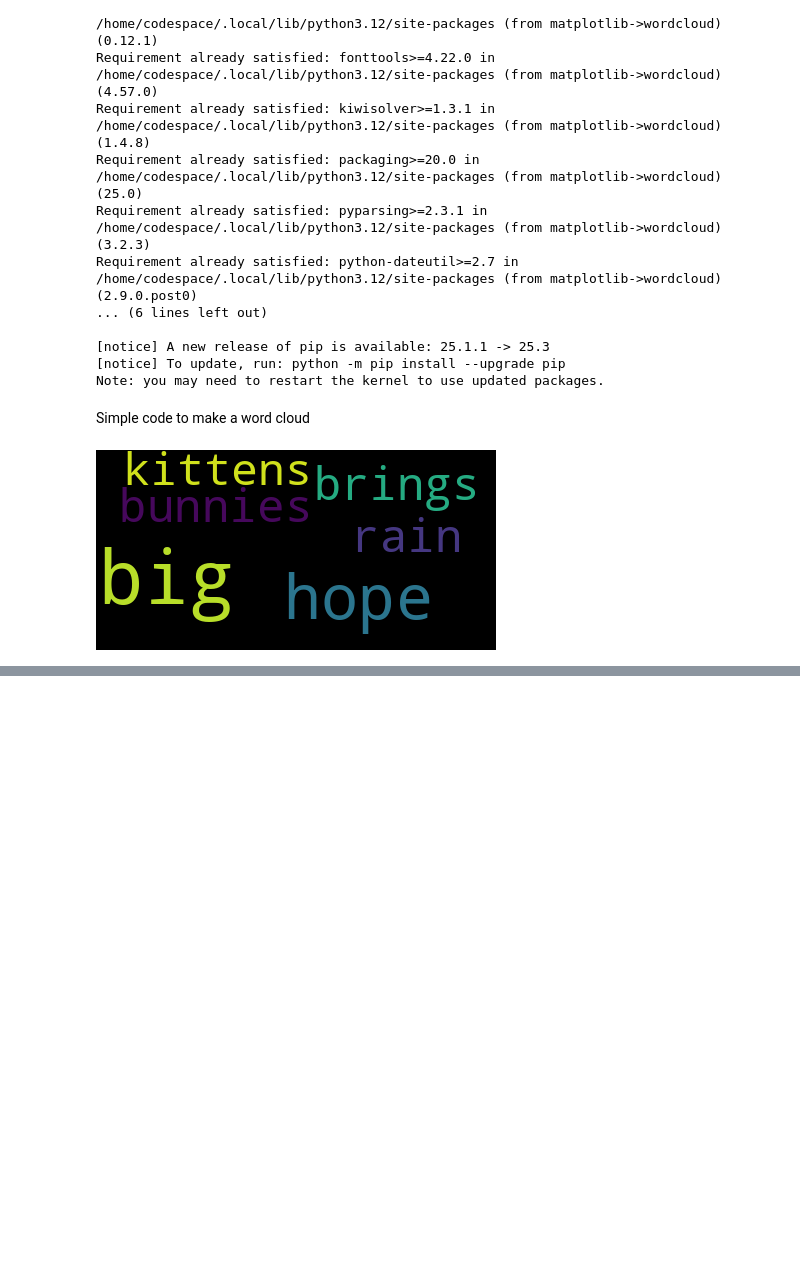
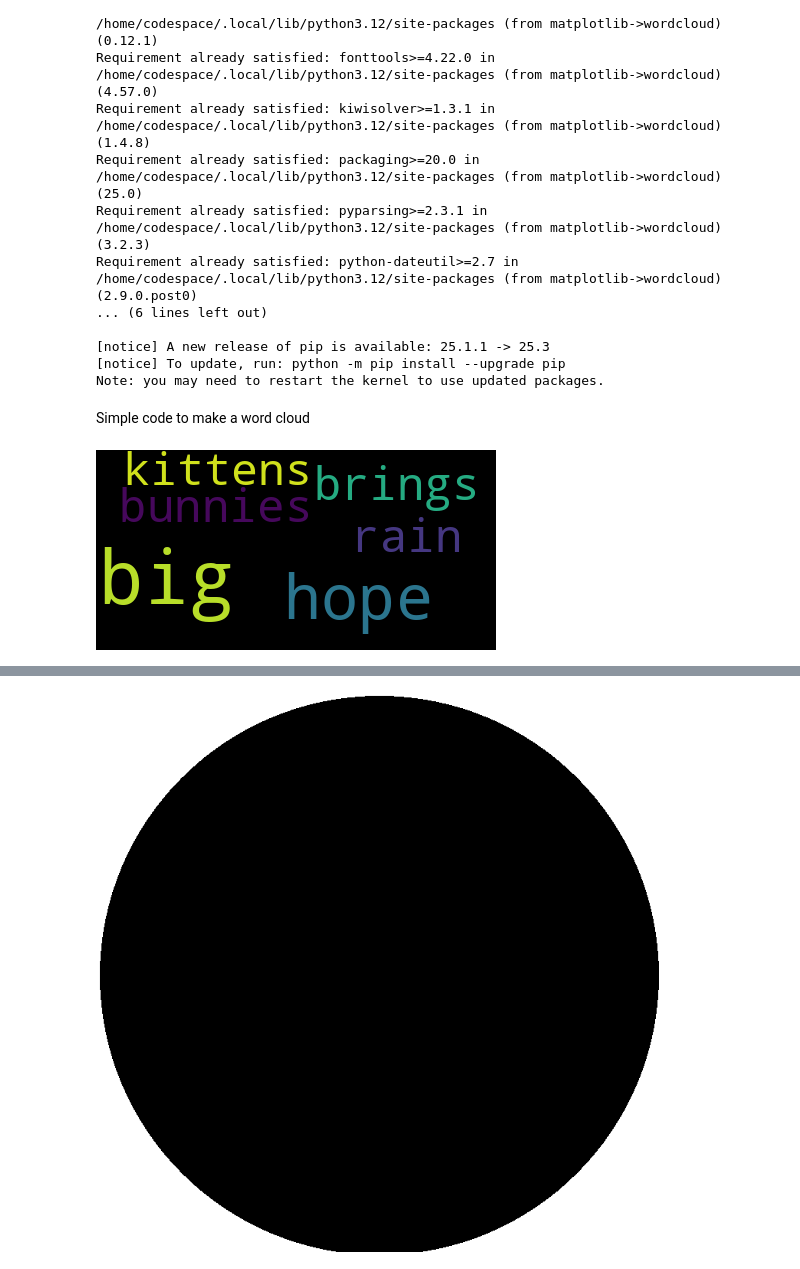
Before and after one commit to taisiia-blip/dt-2025-data-visualisation, a Jupyter notebook: class_work/21.11.ipynb, the cells around one changed output, grey strips where cells are left out. Drawn from its saved outputs; the diff is of its cells as text; code cells hidden in the pictures; blank space fills up the shorter version.

```diff
--- a/class_work/21.11.ipynb
+++ b/class_work/21.11.ipynb
@@ -34,0 +48,11 @@ text = urllib.request.urlopen("").read().decode("utf-8") # decode("utf-8") to co
+# %%
+from PIL import Image #impot image class from PIL to work wit images
+import urllib.request #library to work with URLs
+
+# we uploded the image from class folder to the google drive, make it visible and editable for everyone
+
+img = urllib.request.urlretrieve("https://drive.google.com/uc?export=download&id=1we4oHVBnX7bKecDKzSj_YTvdR3L0xY50","image1.png") # to retrieve the image from google drive
+ #"image1.png" is a variable
+Image.open("image1.png")
+# %% [output]
+[figure, added]
```
Also changed, not shown: parts of 4 cells of this notebook, 2 other files.
